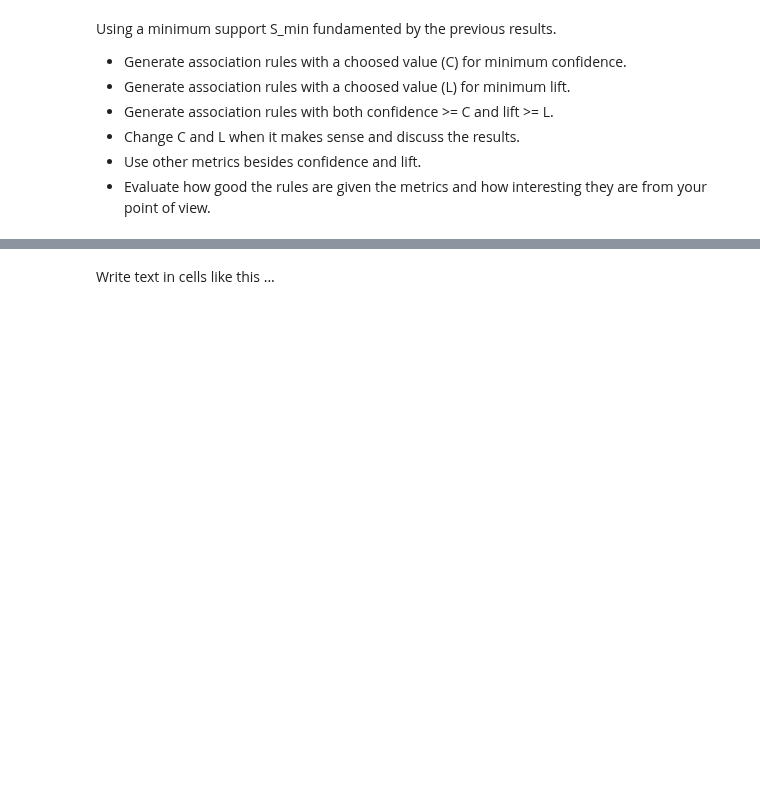
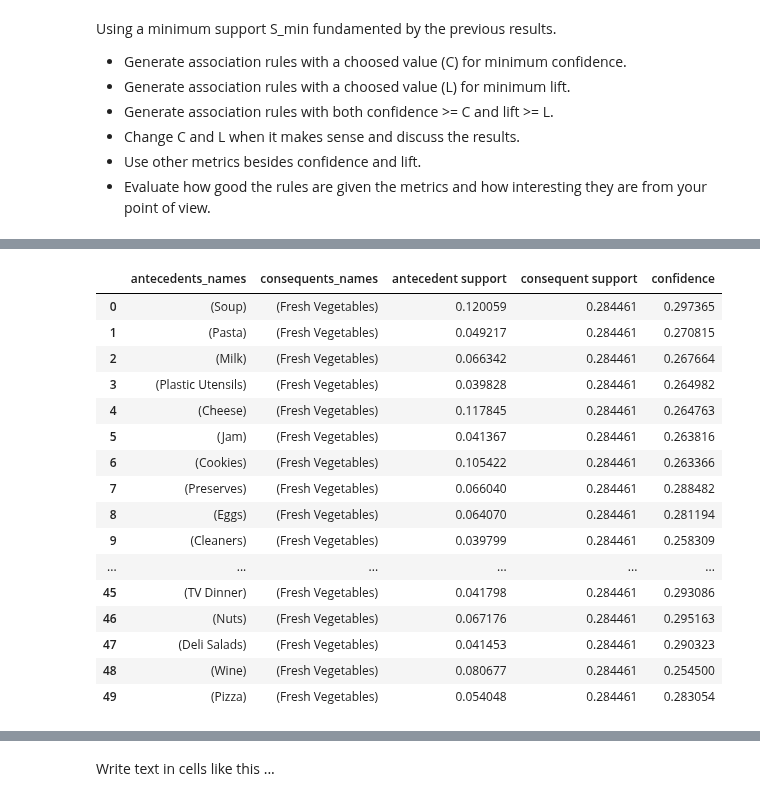
Before and after one commit to ijustsnapped/DataMine_PI, a Jupyter notebook: PD_202425_Project1/PD_202425_Project.ipynb, the cells around one changed output, grey strips where cells are left out. Cells and saved outputs as stored; diff of their text form; code cells hidden in the pictures; blank space fills up the shorter version.

```diff
--- a/PD_202425_Project1/PD_202425_Project.ipynb
+++ b/PD_202425_Project1/PD_202425_Project.ipynb
@@ -521,0 +578,30 @@ Using a minimum support S_min fundamented by the previous results.
+# %%
+# Function to get item names from indices
+
+def get_formatted_rules(rules_df, binary_data):
+    """
+    Formats an existing DataFrame of association rules with item names
+    and selects specific columns.
+
+    Args:
+        rules_df (pd.DataFrame): DataFrame of association rules
+                                   generated by association_rules.
+        binary_data (pd.DataFrame): Original binary encoded DataFrame
+                                     where columns are item names.
+
+    Returns:
+        pd.DataFrame: Formatted DataFrame of association rules with item names,
+                      antecedent support, consequent support, and confidence.
+    """
+    item_names = binary_data.columns
+
+    def get_item_names(item_indices, data_columns):
+        items = [data_columns[i] for i in item_indices]
+        return frozenset(items)
+
+    rules_df['antecedents_names'] = rules_df['antecedents'].apply(lambda x: get_item_names(x, item_names))
+    rules_df['consequents_names'] = rules_df['consequents'].apply(lambda x: get_item_names(x, item_names))
+
+    formatted_rules = rules_df[['antecedents_names', 'consequents_names', 'antecedent support', 'consequent support', 'confidence']]
+
+    return formatted_rules
@@ -521,0 +647,25 @@ Using a minimum support S_min fundamented by the previous results.
+# %%
+#New confidence level
+conf = 0.2
+rules = association_rules(frequent_subsets, metric="confidence", min_threshold=conf)
+
+#Formatting the output
+get_formatted_rules(rules, binary_foodmart)
+# %% [output]
+|  | antecedents_names | consequents_names | antecedent support | consequent support | confidence |
+| 0 | (Soup) | (Fresh Vegetables) | 0.120059 | 0.284461 | 0.297365 |
+| 1 | (Pasta) | (Fresh Vegetables) | 0.049217 | 0.284461 | 0.270815 |
+| 2 | (Milk) | (Fresh Vegetables) | 0.066342 | 0.284461 | 0.267664 |
+| 3 | (Plastic Utensils) | (Fresh Vegetables) | 0.039828 | 0.284461 | 0.264982 |
+| 4 | (Cheese) | (Fresh Vegetables) | 0.117845 | 0.284461 | 0.264763 |
+| 5 | (Jam) | (Fresh Vegetables) | 0.041367 | 0.284461 | 0.263816 |
+| 6 | (Cookies) | (Fresh Vegetables) | 0.105422 | 0.284461 | 0.263366 |
+| 7 | (Preserves) | (Fresh Vegetables) | 0.066040 | 0.284461 | 0.288482 |
+| 8 | (Eggs) | (Fresh Vegetables) | 0.064070 | 0.284461 | 0.281194 |
+| 9 | (Cleaners) | (Fresh Vegetables) | 0.039799 | 0.284461 | 0.258309 |
+| ... | ... | ... | ... | ... | ... |
+| 45 | (TV Dinner) | (Fresh Vegetables) | 0.041798 | 0.284461 | 0.293086 |
+| 46 | (Nuts) | (Fresh Vegetables) | 0.067176 | 0.284461 | 0.295163 |
+| 47 | (Deli Salads) | (Fresh Vegetables) | 0.041453 | 0.284461 | 0.290323 |
+| 48 | (Wine) | (Fresh Vegetables) | 0.080677 | 0.284461 | 0.254500 |
+| 49 | (Pizza) | (Fresh Vegetables) | 0.054048 | 0.284461 | 0.283054 |
```
Also changed, not shown: parts of 24 cells of this notebook.
